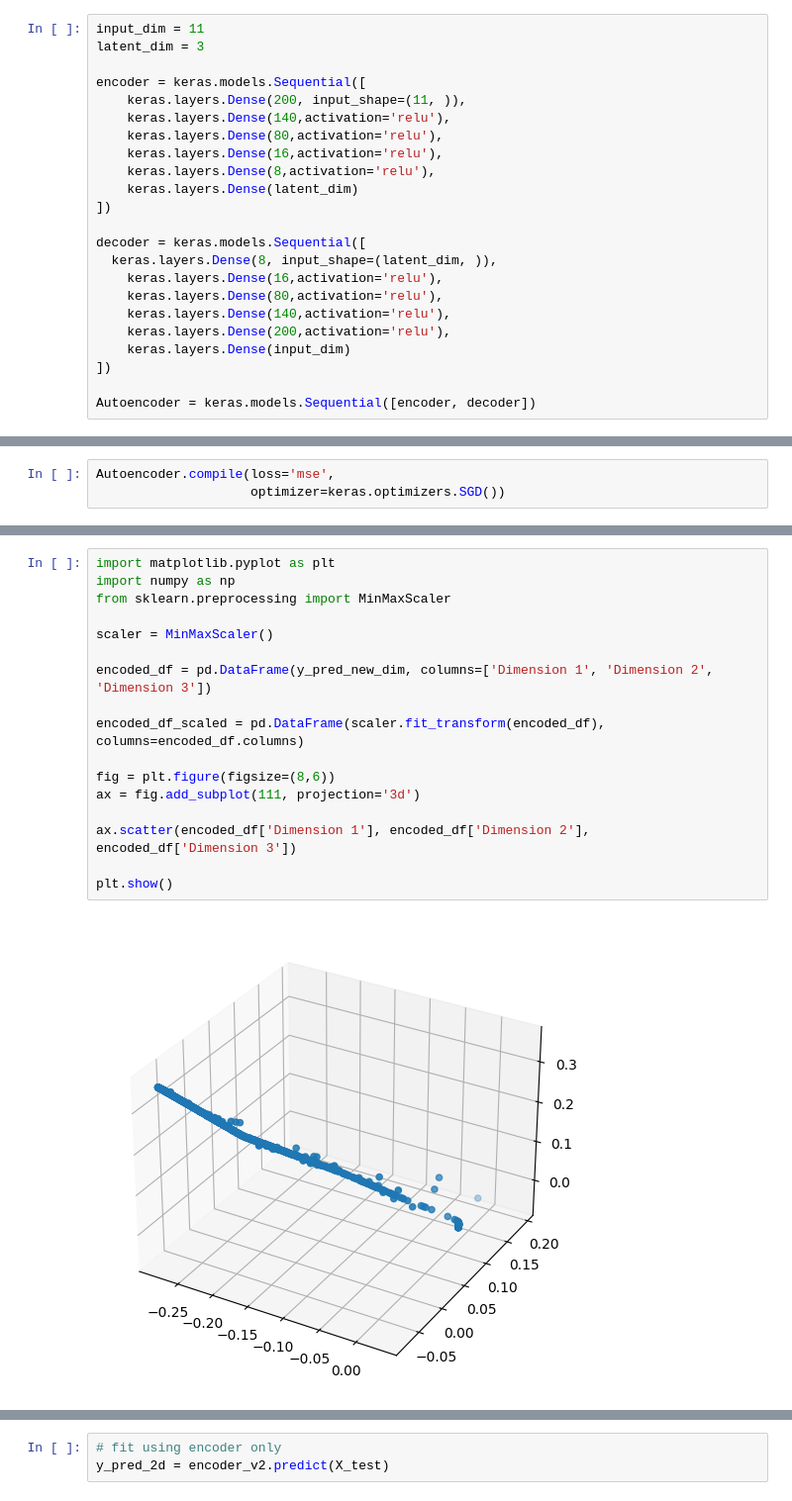
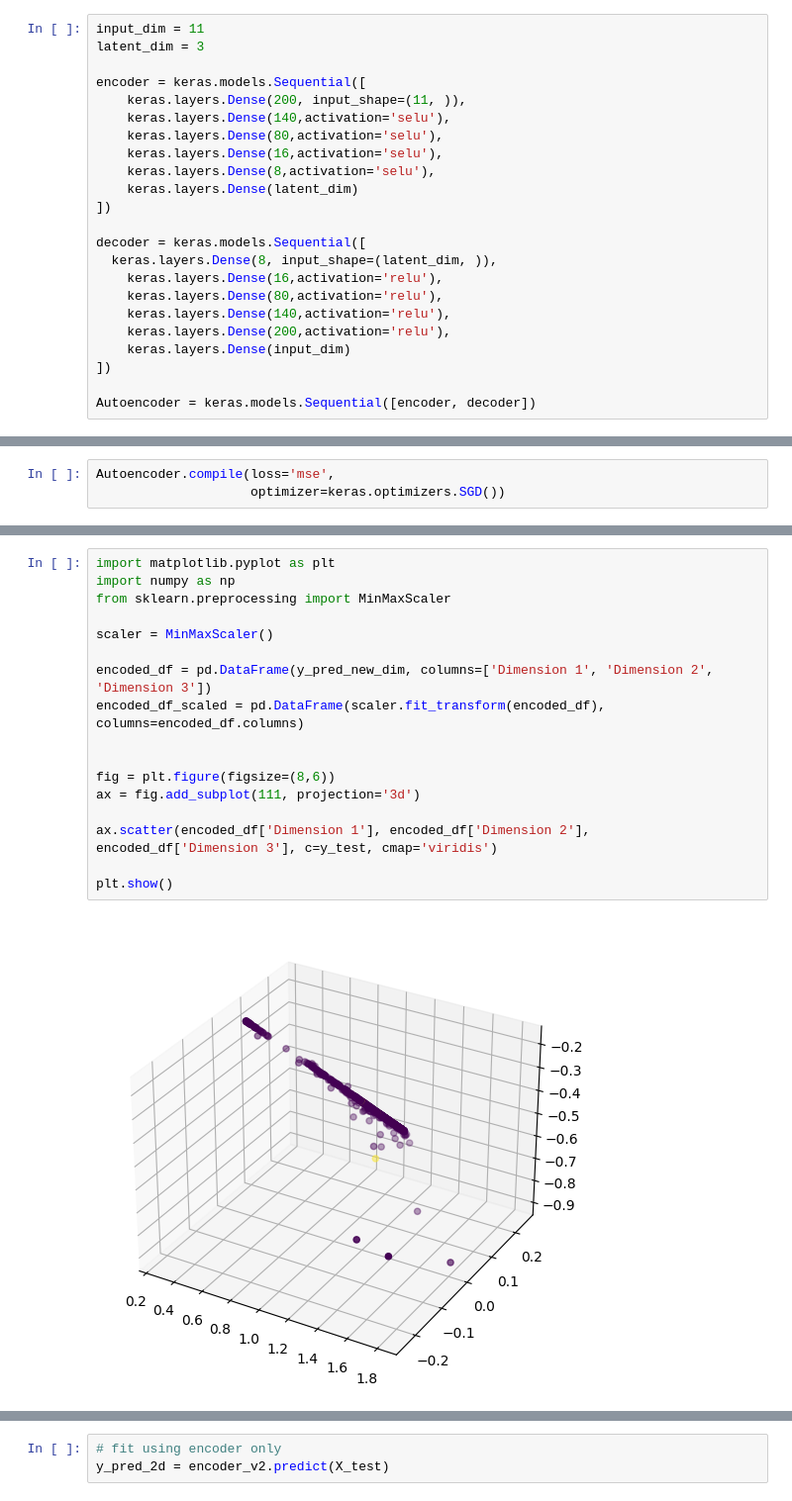
Before and after one commit to ukush/BItcoin-Tx-Anomaly-Detection, a Jupyter notebook: Notebooks/5_Autoencoder.ipynb, the cells around one changed output, grey strips where cells are left out. Shown at 99% size. Cells and saved outputs as stored; diff of their text form.

```diff
--- a/Notebooks/5_Autoencoder.ipynb
+++ b/Notebooks/5_Autoencoder.ipynb
@@ -47,10 +76,10 @@ latent_dim = 3
 
 encoder = keras.models.Sequential([
     keras.layers.Dense(200, input_shape=(11, )),
-    keras.layers.Dense(140,activation='relu'),
-    keras.layers.Dense(80,activation='relu'),
-    keras.layers.Dense(16,activation='relu'),
-    keras.layers.Dense(8,activation='relu'),
+    keras.layers.Dense(140,activation='selu'),
+    keras.layers.Dense(80,activation='selu'),
+    keras.layers.Dense(16,activation='selu'),
+    keras.layers.Dense(8,activation='selu'),
     keras.layers.Dense(latent_dim)
 ])
 
@@ -112,19 +125,19 @@ y_pred_new_dim = encoder.predict(X_test)
 # %%
 import matplotlib.pyplot as plt
 import numpy as np
 from sklearn.preprocessing import MinMaxScaler
 
 scaler = MinMaxScaler()
 
 encoded_df = pd.DataFrame(y_pred_new_dim, columns=['Dimension 1', 'Dimension 2', 'Dimension 3'])
+encoded_df_scaled = pd.DataFrame(scaler.fit_transform(encoded_df), columns=encoded_df.columns)
 
-encoded_df_scaled = pd.DataFrame(scaler.fit_transform(encoded_df), columns=encoded_df.columns)
 
 fig = plt.figure(figsize=(8,6))
 ax = fig.add_subplot(111, projection='3d')
 
-ax.scatter(encoded_df['Dimension 1'], encoded_df['Dimension 2'], encoded_df['Dimension 3'])
+ax.scatter(encoded_df['Dimension 1'], encoded_df['Dimension 2'], encoded_df['Dimension 3'], c=y_test, cmap='viridis')
 
 plt.show()
 # %% [output]
-[figure, old version]
+[figure, new version]
```
Also changed, not shown: parts of 36 cells of this notebook, 2 other files.
